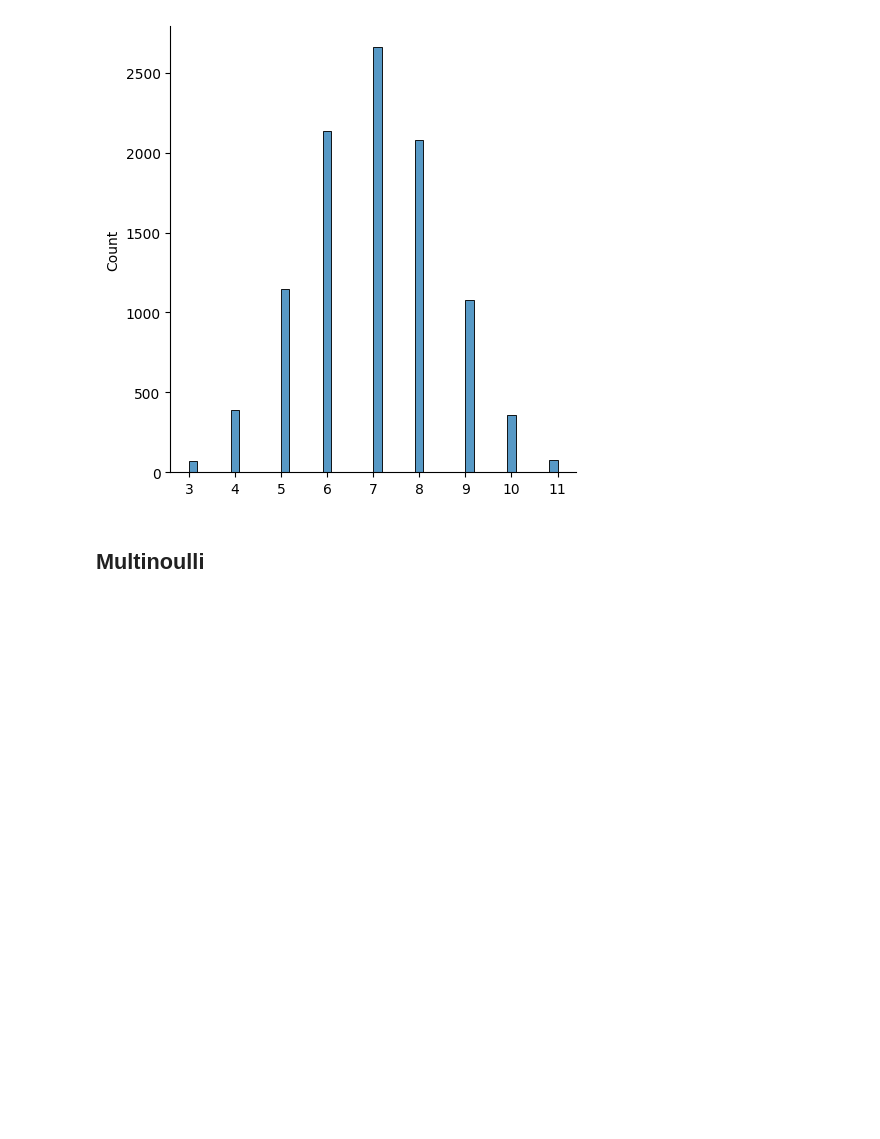
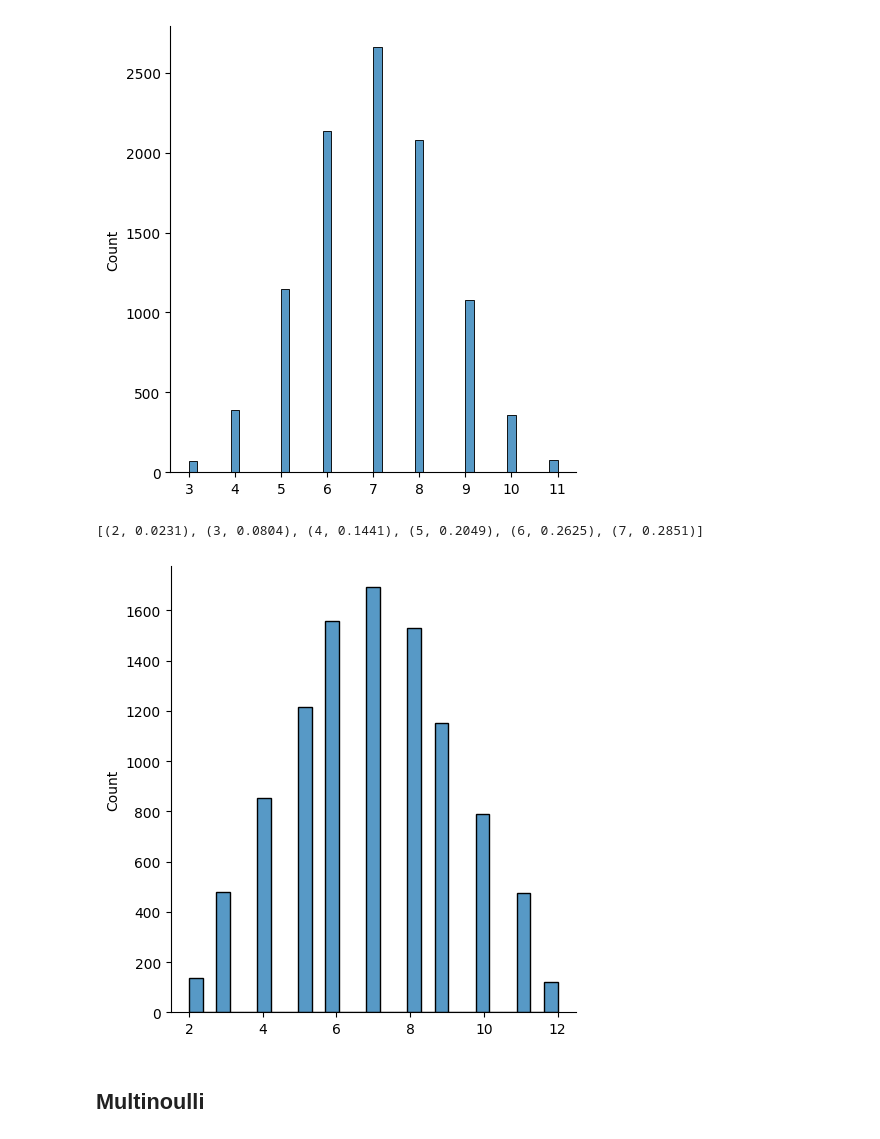
Before and after one commit to baladon-lucas-pardinas/NMT-Translation-gn-es, a Jupyter notebook: notebooks/random_search.ipynb, the cells around one changed output. Drawn from its saved outputs; the diff is of its cells as text; code cells hidden in the pictures; blank space fills up the shorter version.

Commit message:
[FIX] Random search transformer enc/dec depth changed to satisfy ed,dd <= 7

```diff
--- a/notebooks/random_search.ipynb
+++ b/notebooks/random_search.ipynb
@@ -46,6 +46,26 @@ sorted(list(samples_counter.items()), key=lambda x:x[0])
 # %% [output]
 [(3, 0.0192), (4, 0.1038), (5, 0.3067), (6, 0.5702)]
 [figure]
+# %%
+loc, scale = 7, 2.5
+a, b = -2, 2
+
+samples = truncnorm.rvs(a, b, loc=loc, scale=scale, size=10000, random_state=SEED).round().astype(int)
+sns.displot(data=samples);
+
+samples_counter = collections.Counter(samples)
+max_depth = 7
+
+samples_counts_bellow_max_depth = {sample: sample_count for sample, sample_count in samples_counter.items() if sample <= max_depth}
+samples_counter = {sample: round(sample_count / sum(samples_counts_bellow_max_depth.values()), 4) for sample, sample_count in samples_counts_bellow_max_depth.items()}
+sorted(list(samples_counter.items()), key=lambda x:x[0])
+
+
+# [0.0047, 0.0163, 0.0365, 0.0826, 0.133, 0.2007, 0.2536, 0.2726]
+# list(range(2, 8))
+# %% [output]
+[(2, 0.0231), (3, 0.0804), (4, 0.1441), (5, 0.2049), (6, 0.2625), (7, 0.2851)]
+[figure, added]
 # %% [markdown]
 ## **Multinoulli**
 # %%
```
Also changed, not shown: parts of 1 cell of this notebook, 1 other file.
